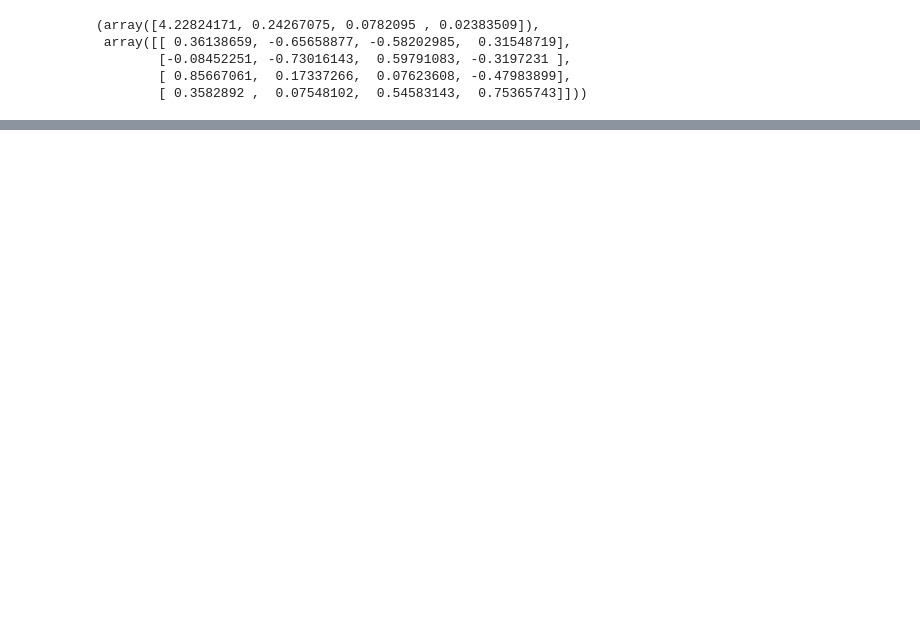
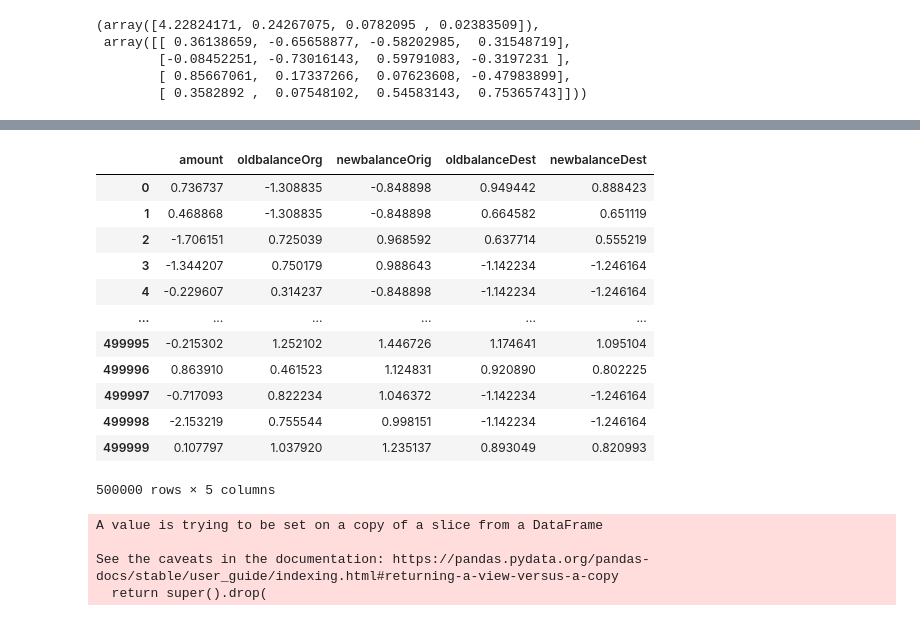
Before and after one commit to gurher/TIL, a Jupyter notebook: ML/Chapter 06_02.ipynb, the cells around one changed output, grey strips where cells are left out. Drawn from its saved outputs; the diff is of its cells as text; code cells hidden in the pictures; blank space fills up the shorter version.

```diff
--- a/ML/Chapter 06_02.ipynb
+++ b/ML/Chapter 06_02.ipynb
@@ -234,0 +275,29 @@ temp['y'] = irisdf['sepal_length']
+# %%
+scaler = StandardScaler()
+scaled_df = pd.DataFrame(scaler.fit_transform(credit_df[['amount','oldbalanceOrg','newbalanceOrig','oldbalanceDest','newbalanceDest']]), columns = ['amount','oldbalanceOrg','newbalanceOrig','oldbalanceDest','newbalanceDest'])
+scaled_df
+# %% [output]
+|  | amount | oldbalanceOrg | newbalanceOrig | oldbalanceDest | newbalanceDest |
+| 0 | 0.736737 | -1.308835 | -0.848898 | 0.949442 | 0.888423 |
+| 1 | 0.468868 | -1.308835 | -0.848898 | 0.664582 | 0.651119 |
+| 2 | -1.706151 | 0.725039 | 0.968592 | 0.637714 | 0.555219 |
+| 3 | -1.344207 | 0.750179 | 0.988643 | -1.142234 | -1.246164 |
+| 4 | -0.229607 | 0.314237 | -0.848898 | -1.142234 | -1.246164 |
+| ... | ... | ... | ... | ... | ... |
+| 499995 | -0.215302 | 1.252102 | 1.446726 | 1.174641 | 1.095104 |
+| 499996 | 0.863910 | 0.461523 | 1.124831 | 0.920890 | 0.802225 |
+| 499997 | -0.717093 | 0.822234 | 1.046372 | -1.142234 | -1.246164 |
+| 499998 | -2.153219 | 0.755544 | 0.998151 | -1.142234 | -1.246164 |
+| 499999 | 0.107797 | 1.037920 | 1.235137 | 0.893049 | 0.820993 |
+500000 rows × 5 columns
+# %%
+pca_credit = PCA(n_components=3)
+pca_data = pca_credit.fit_transform(scaled_df)
+
+
+credit_df.drop(['amount','oldbalanceOrg','newbalanceOrig','oldbalanceDest','newbalanceDest'],axis=1,inplace=True)
+# %% [output]
+A value is trying to be set on a copy of a slice from a DataFrame
+
+See the caveats in the documentation: https://pandas.pydata.org/pandas-docs/stable/user_guide/indexing.html#returning-a-view-versus-a-copy
+  return super().drop(
```
Also changed, not shown: parts of 13 cells of this notebook, 22 other files.
